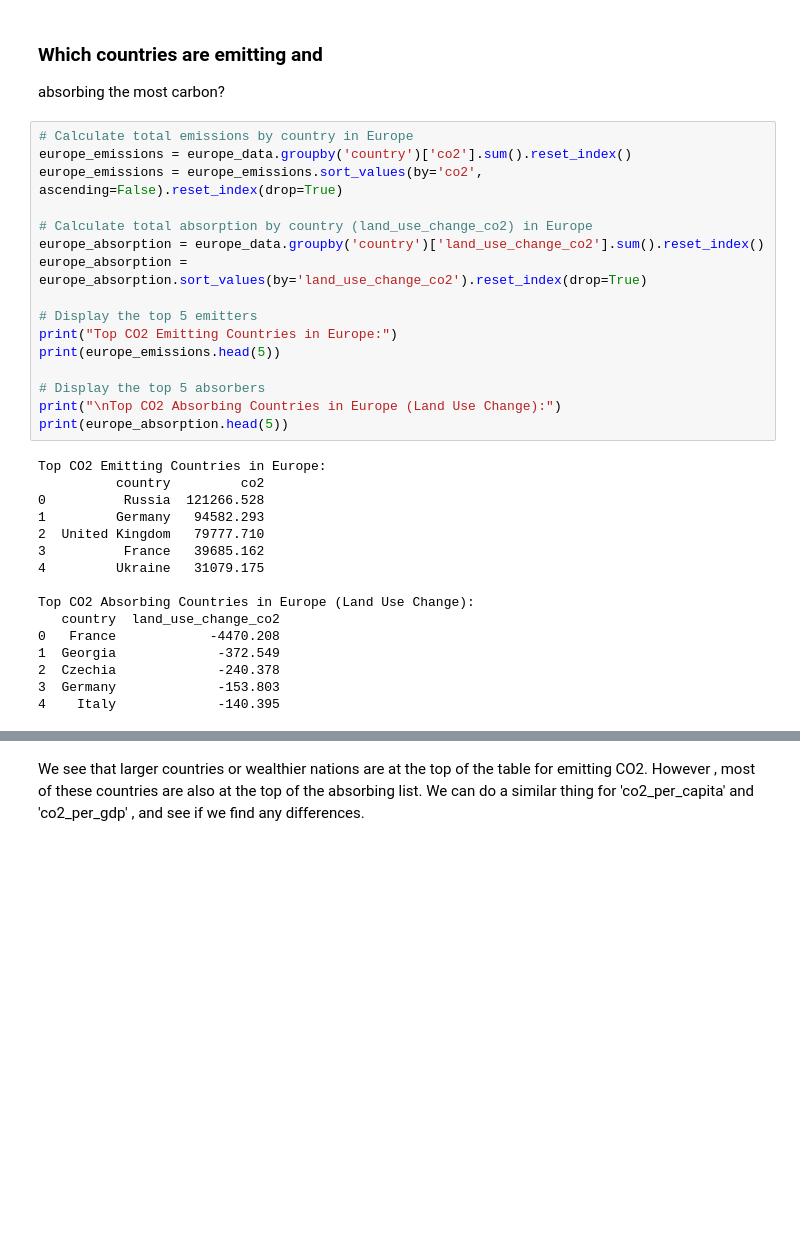
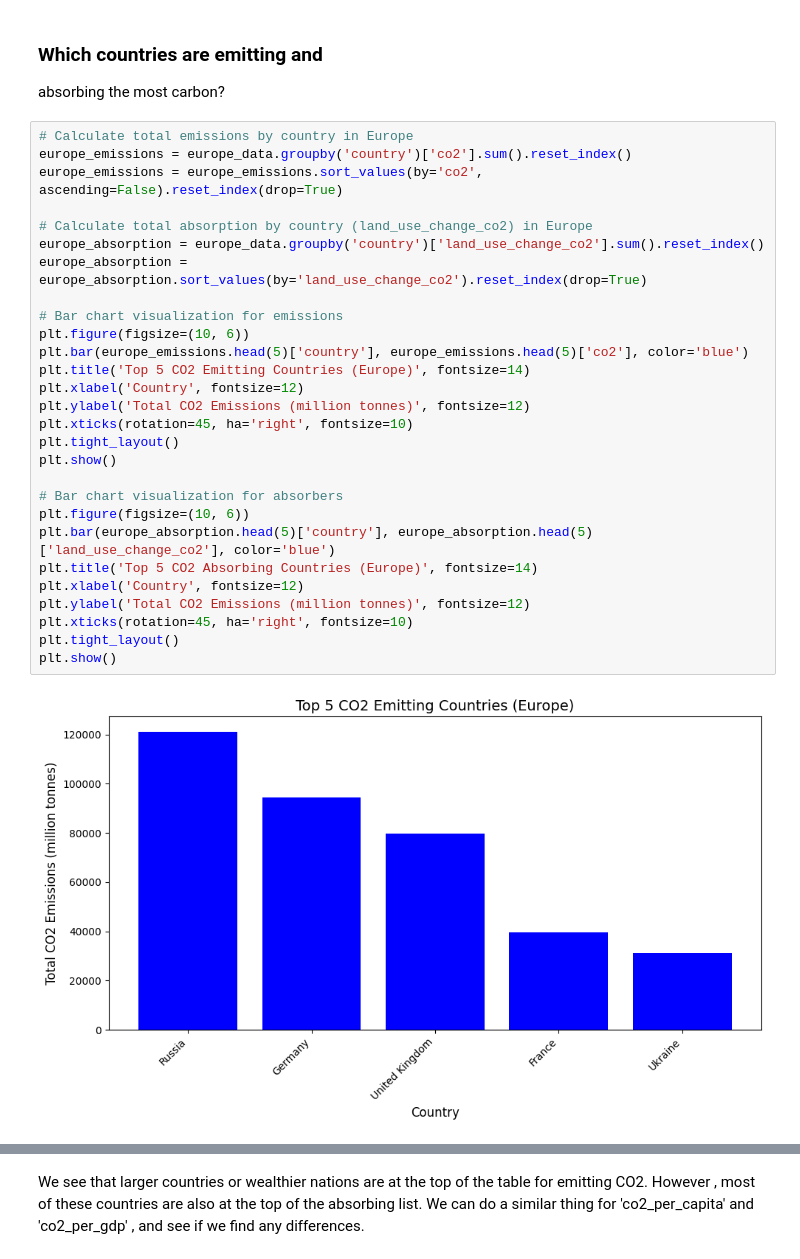
Before and after one commit to Eris1allkanjari/DOPP, a Jupyter notebook: dopp-assignment-2.ipynb, the cells around one changed output, grey strips where cells are left out. Saved outputs shown, nothing was run; the diff lists cells and outputs as text; blank space fills up the shorter version.

```diff
--- a/dopp-assignment-2.ipynb
+++ b/dopp-assignment-2.ipynb
@@ -98,32 +100,30 @@ absorbing the most carbon?
 # %%
 # Calculate total emissions by country in Europe
 europe_emissions = europe_data.groupby('country')['co2'].sum().reset_index()
 europe_emissions = europe_emissions.sort_values(by='co2', ascending=False).reset_index(drop=True)
 
 # Calculate total absorption by country (land_use_change_co2) in Europe
 europe_absorption = europe_data.groupby('country')['land_use_change_co2'].sum().reset_index()
 europe_absorption = europe_absorption.sort_values(by='land_use_change_co2').reset_index(drop=True)
 
-# Display the top 5 emitters
-print("Top CO2 Emitting Countries in Europe:")
-print(europe_emissions.head(5))
+# Bar chart visualization for emissions
+plt.figure(figsize=(10, 6))
+plt.bar(europe_emissions.head(5)['country'], europe_emissions.head(5)['co2'], color='blue')
+plt.title('Top 5 CO2 Emitting Countries (Europe)', fontsize=14)
+plt.xlabel('Country', fontsize=12)
+plt.ylabel('Total CO2 Emissions (million tonnes)', fontsize=12)
+plt.xticks(rotation=45, ha='right', fontsize=10)
+plt.tight_layout()
+plt.show()
 
-# Display the top 5 absorbers
-print("\nTop CO2 Absorbing Countries in Europe (Land Use Change):")
-print(europe_absorption.head(5))
+# Bar chart visualization for absorbers
+plt.figure(figsize=(10, 6))
+plt.bar(europe_absorption.head(5)['country'], europe_absorption.head(5)['land_use_change_co2'], color='blue')
+plt.title('Top 5 CO2 Absorbing Countries (Europe)', fontsize=14)
+plt.xlabel('Country', fontsize=12)
+plt.ylabel('Total CO2 Emissions (million tonnes)', fontsize=12)
+plt.xticks(rotation=45, ha='right', fontsize=10)
+plt.tight_layout()
+plt.show()
 # %% [output]
-Top CO2 Emitting Countries in Europe:
-          country         co2
-0          Russia  121266.528
-1         Germany   94582.293
-2  United Kingdom   79777.710
-3          France   39685.162
-4         Ukraine   31079.175
-
-Top CO2 Absorbing Countries in Europe (Land Use Change):
-   country  land_use_change_co2
-0   France            -4470.208
-1  Georgia             -372.549
-2  Czechia             -240.378
-3  Germany             -153.803
-4    Italy             -140.395
+[figure, added]
```
Also changed, not shown: parts of 3 cells of this notebook.
